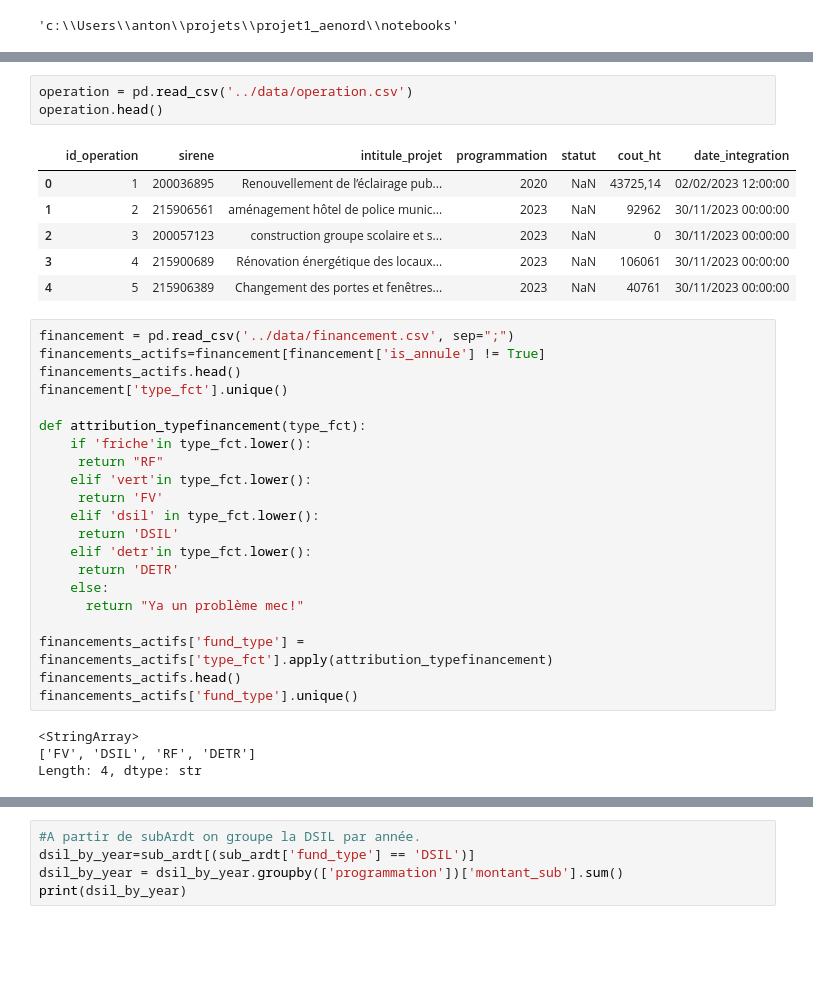
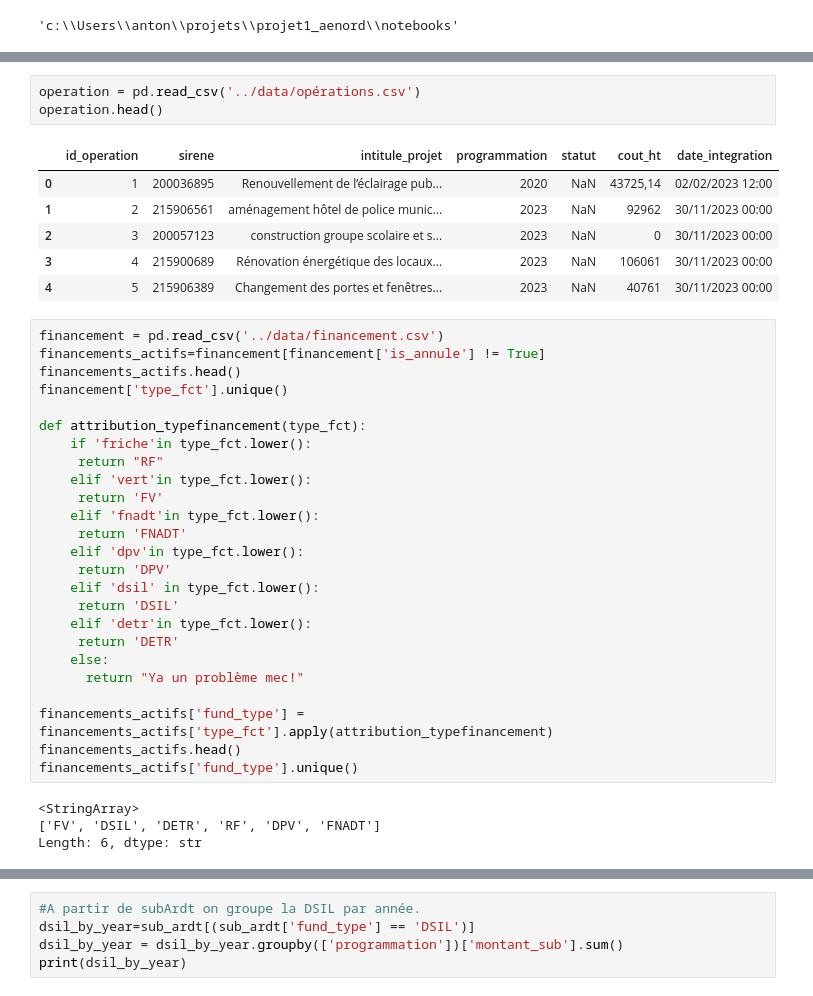
Before and after one commit to Antonlei59/projet1-aenord, a Jupyter notebook: notebooks/01_chargement_agregations.ipynb, the cells around one changed output, grey strips where cells are left out. Saved outputs shown, nothing was run; the diff lists cells and outputs as text; blank space fills up the shorter version.

```diff
--- a/notebooks/01_chargement_agregations.ipynb
+++ b/notebooks/01_chargement_agregations.ipynb
@@ -33,15 +38,15 @@ territoire.head()
 # %%
-operation = pd.read_csv('../data/operation.csv')
+operation = pd.read_csv('../data/opérations.csv')
 operation.head()
 # %% [output]
 |  | id_operation | sirene | intitule_projet | programmation | statut | cout_ht | date_integration |
-| 0 | 1 | 200036895 | Renouvellement de l’éclairage pub... | 2020 | NaN | 43725,14 | 02/02/2023 12:00:00 |
-| 1 | 2 | 215906561 | aménagement hôtel de police munic... | 2023 | NaN | 92962 | 30/11/2023 00:00:00 |
-| 2 | 3 | 200057123 | construction groupe scolaire et s... | 2023 | NaN | 0 | 30/11/2023 00:00:00 |
-| 3 | 4 | 215900689 | Rénovation énergétique des locaux... | 2023 | NaN | 106061 | 30/11/2023 00:00:00 |
-| 4 | 5 | 215906389 | Changement des portes et fenêtres... | 2023 | NaN | 40761 | 30/11/2023 00:00:00 |
+| 0 | 1 | 200036895 | Renouvellement de l’éclairage pub... | 2020 | NaN | 43725,14 | 02/02/2023 12:00 |
+| 1 | 2 | 215906561 | aménagement hôtel de police munic... | 2023 | NaN | 92962 | 30/11/2023 00:00 |
+| 2 | 3 | 200057123 | construction groupe scolaire et s... | 2023 | NaN | 0 | 30/11/2023 00:00 |
+| 3 | 4 | 215900689 | Rénovation énergétique des locaux... | 2023 | NaN | 106061 | 30/11/2023 00:00 |
+| 4 | 5 | 215906389 | Changement des portes et fenêtres... | 2023 | NaN | 40761 | 30/11/2023 00:00 |
 # %%
-financement = pd.read_csv('../data/financement.csv', sep=";")
+financement = pd.read_csv('../data/financement.csv')
 financements_actifs=financement[financement['is_annule'] != True]
 financements_actifs.head()
 financement['type_fct'].unique()
@@ -51,6 +56,10 @@ def attribution_typefinancement(type_fct):
      return "RF"
     elif 'vert'in type_fct.lower():
      return 'FV'
+    elif 'fnadt'in type_fct.lower():
+     return 'FNADT'
+    elif 'dpv'in type_fct.lower():
+     return 'DPV'
     elif 'dsil' in type_fct.lower():
      return 'DSIL'
     elif 'detr'in type_fct.lower():
@@ -63,8 +72,8 @@ financements_actifs.head()
 financements_actifs['fund_type'].unique()
 # %% [output]
 <StringArray>
-['FV', 'DSIL', 'RF', 'DETR']
-Length: 4, dtype: str
+['FV', 'DSIL', 'DETR', 'RF', 'DPV', 'FNADT']
+Length: 6, dtype: str
 # %%
 financements_operations = financements_actifs.merge(operation[['id_operation', 'sirene','intitule_projet','programmation']], on='id_operation', how='left')
 print(financements_operations)
```
Also changed, not shown: parts of 14 cells of this notebook, 24 other files.
